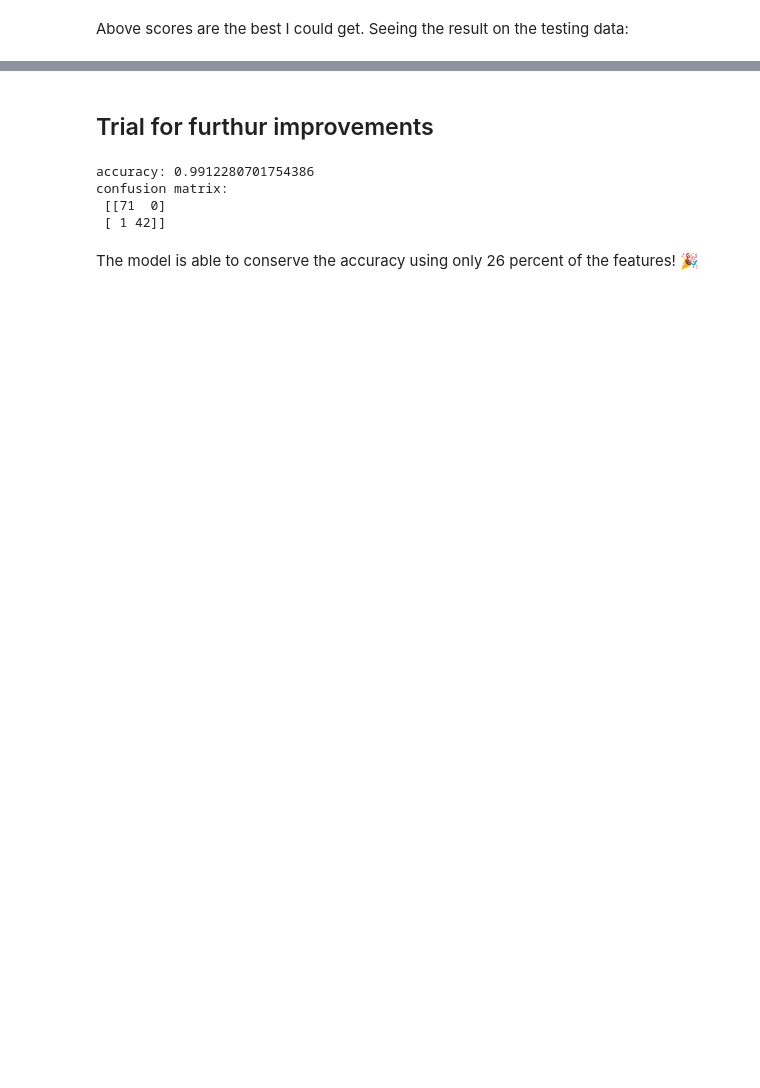
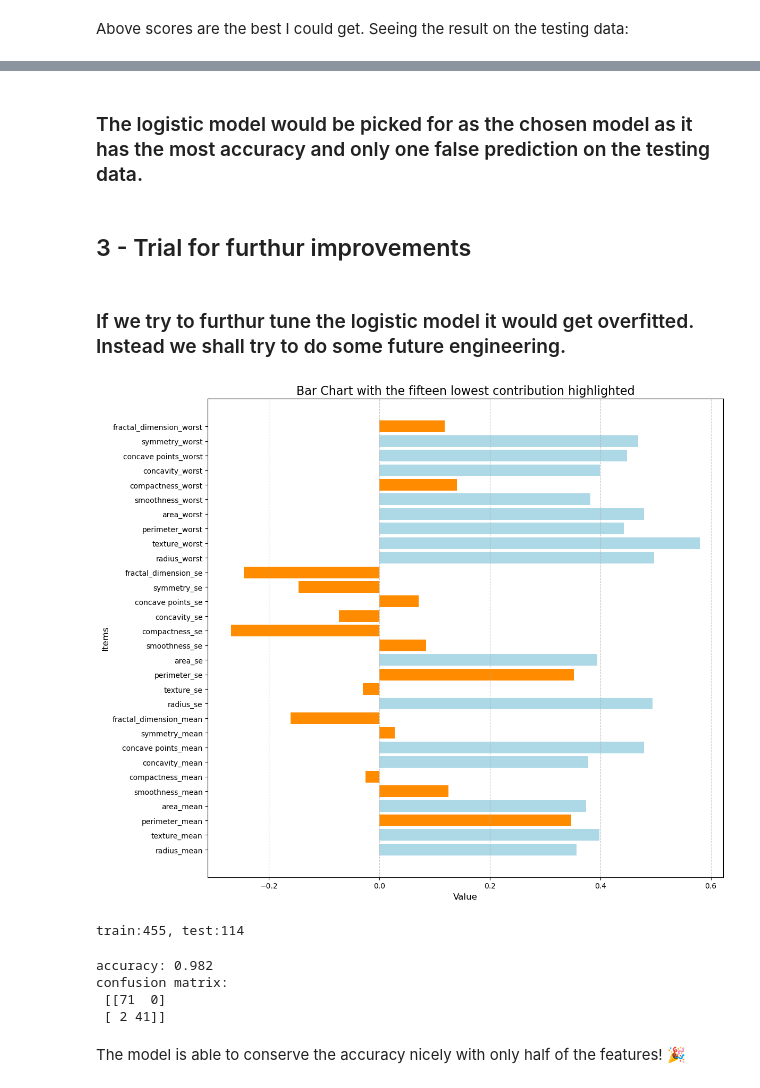
Before and after one commit to amir-meshkini/Breast-tumor-classifier, a Jupyter notebook: Breast tumor classifier.ipynb, the cells around one changed output, grey strips where cells are left out. Cells and saved outputs as stored; diff of their text form; code cells hidden in the pictures; blank space fills up the shorter version.

```diff
--- a/Breast tumor classifier.ipynb
+++ b/Breast tumor classifier.ipynb
@@ -258,5 +258,7 @@ accuracy: 0.9649122807017544
 confusion matrix:
  [[70  1]
  [ 3 40]]
+# %% [markdown]
+### The logistic model would be picked for as the chosen model as it has the most accuracy and only one false prediction on the testing data.
 # %% [markdown]
-## Trial for furthur improvements
+## 3 - Trial for furthur improvements
@@ -265,16 +265,42 @@ from sklearn.decomposition import PCA
-# %%
-pca = PCA(n_components=8)
-X_train_pca = pca.fit_transform(X_train)
-X_test_pca = pca.transform(X_test)
-
-final_model =  LogisticRegression(C= 0.1, class_weight=None, penalty= 'l2', solver= 'liblinear')
-final_model.fit(X_train_pca, y_train)
-yhat_pca = final_model.predict(X_test_pca)
-
-print("accuracy:", accuracy_score(y_test, yhat_pca))
-print("confusion matrix:\n", confusion_matrix(y_test, yhat_pca))
-# %% [output]
-accuracy: 0.9912280701754386
-confusion matrix:
- [[71  0]
- [ 1 42]]
+# %% [markdown]
+### If we try to furthur tune the logistic model it would get overfitted. Instead we shall try to do some future engineering.
+# %%
+# let's see which features has the most and least contribution to the predictions
+labels = tumors_data.columns[1:-2]
+values = logistic_tuned.coef_[0]
+
+
+# The first 5 of these indices correspond to the smallest values
+sorted_indices = np.argsort(np.absolute(values))
+indices_of_smallest_values = sorted_indices[:15]
+
+
+# Initialize a list of colors with a default color for all bars
+colors = ['lightblue'] * len(values)
+
+# Set the highlight color for the bars with the smallest values
+highlight_color = 'darkorange'
+for i in indices_of_smallest_values:
+    colors[i] = highlight_color
+
+# Plot the horizontal bar chart
+plt.figure(figsize=(12, 10))
+plt.barh(labels, values, color=colors)
+plt.title('Bar Chart with the fifteen lowest contribution highlighted', fontsize=16)
+plt.xlabel('Value', fontsize=12)
+plt.ylabel('Items', fontsize=12)
+plt.grid(axis='x', linestyle='--', alpha=0.7)
+plt.tight_layout()
+plt.show()
+# %% [output]
+[figure, added]
+# %%
+# Creating a reduced dataset
+columns_to_drop = [labels[i] for i in indices_of_smallest_values]
+reduced_X = X.drop(columns=columns_to_drop)
+
+# splitting the new dataset
+X_train_redu, X_test_redu, y_train, y_test = train_test_split(reduced_X, y, test_size=0.2, random_state=42)
+print(f"train:{len(X_train_redu)}, test:{len(X_test_redu)}")
+# %% [output]
+train:455, test:114
@@ -281,3 +312,15 @@ confusion matrix:
+# %%
+final_model = LogisticRegression(C= 0.1, class_weight=None, penalty= 'l2', solver= 'liblinear')
+final_model.fit(X_train_redu, y_train)
+yhat_fin = final_model.predict(X_test_redu)
+
+print(f"accuracy: {accuracy_score(y_test, yhat_fin):.3f}")
+print(f"confusion matrix:\n {confusion_matrix(y_test, yhat_fin)}")
+# %% [output]
+accuracy: 0.982
+confusion matrix:
+ [[71  0]
+ [ 2 41]]
 # %% [markdown]
-The model is able to conserve the accuracy using only 26 percent of the features! 🎉
+The model is able to conserve the accuracy nicely with only half of the features! 🎉
 # %%
```
Also changed, not shown: parts of 11 cells of this notebook.
